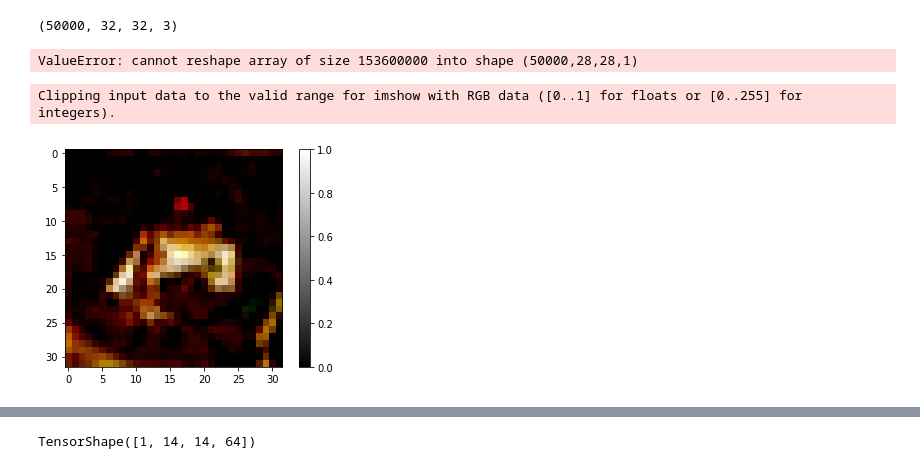
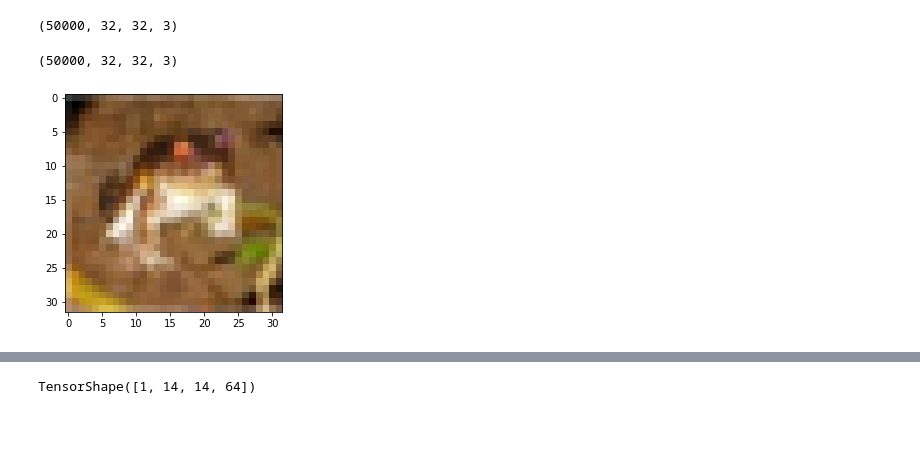
Before and after one commit to SunCreation/aiffel, a Jupyter notebook: Working/AI/Style_Generator/fasion_stylist.ipynb, the cells around one changed output, grey strips where cells are left out. Cells and saved outputs as stored; diff of their text form; code cells hidden in the pictures; blank space fills up the shorter version.

```diff
--- a/Working/AI/Style_Generator/fasion_stylist.ipynb
+++ b/Working/AI/Style_Generator/fasion_stylist.ipynb
@@ -19,7 +19,9 @@ print("tensorflow", tf.__version__)
 # %% [output]
 tensorflow 2.4.1
 # %%
-fashion_mnist = tf.keras.datasets.fashion_mnist
+cifar10 = tf.keras.datasets.cifar10
 
-(train_x, train_y), (test_x, _) = fashion_mnist.load_data()
+(train_x, train_y), (test_x, _) = cifar10.load_data()
+
+train_x.shape
 # %% [output]
@@ -50,16 +47,15 @@ train_x.shape
 # %% [output]
 (50000, 32, 32, 3)
 # %%
-train_x = train_x.reshape(train_x.shape[0], 28, 28, 1).astype('float32')
+train_x = train_x.astype('float32')
 train_x.shape
 # %% [output]
-ValueError: cannot reshape array of size 153600000 into shape (50000,28,28,1)
+(50000, 32, 32, 3)
 # %%
-plt.imshow(train_x[0], cmap='gray')
-plt.colorbar()
+plt.imshow((train_x[0]*127.5 +127.5).astype("int16"))
+# plt.colorbar()
 plt.show()
 # %% [output]
-Clipping input data to the valid range for imshow with RGB data ([0..1] for floats or [0..255] for integers).
-[figure, old version]
+[figure, new version]
 # %%
 plt.figure(figsize=(10, 5))
```
Also changed, not shown: parts of 22 cells of this notebook, 2 other files.
